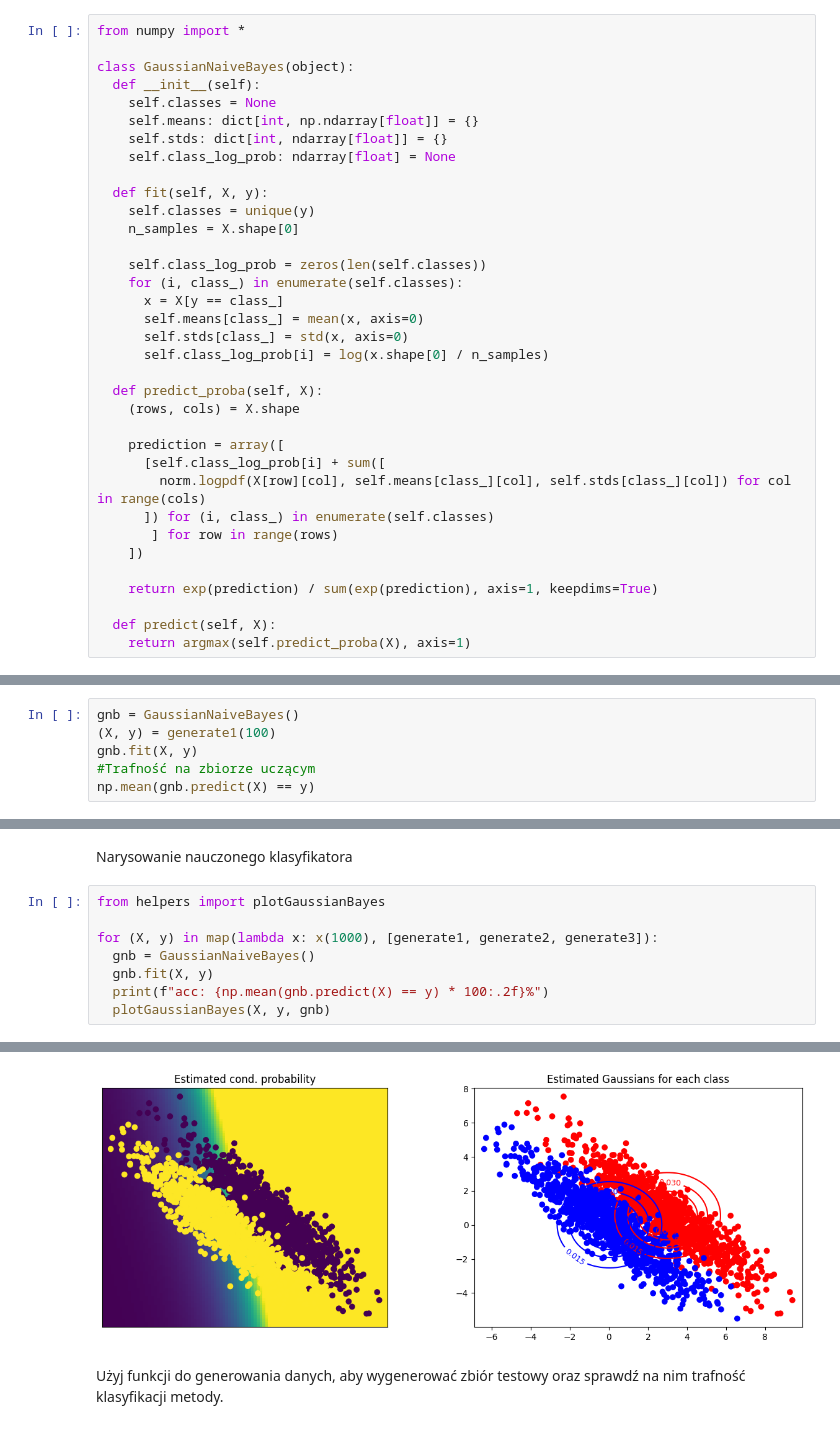
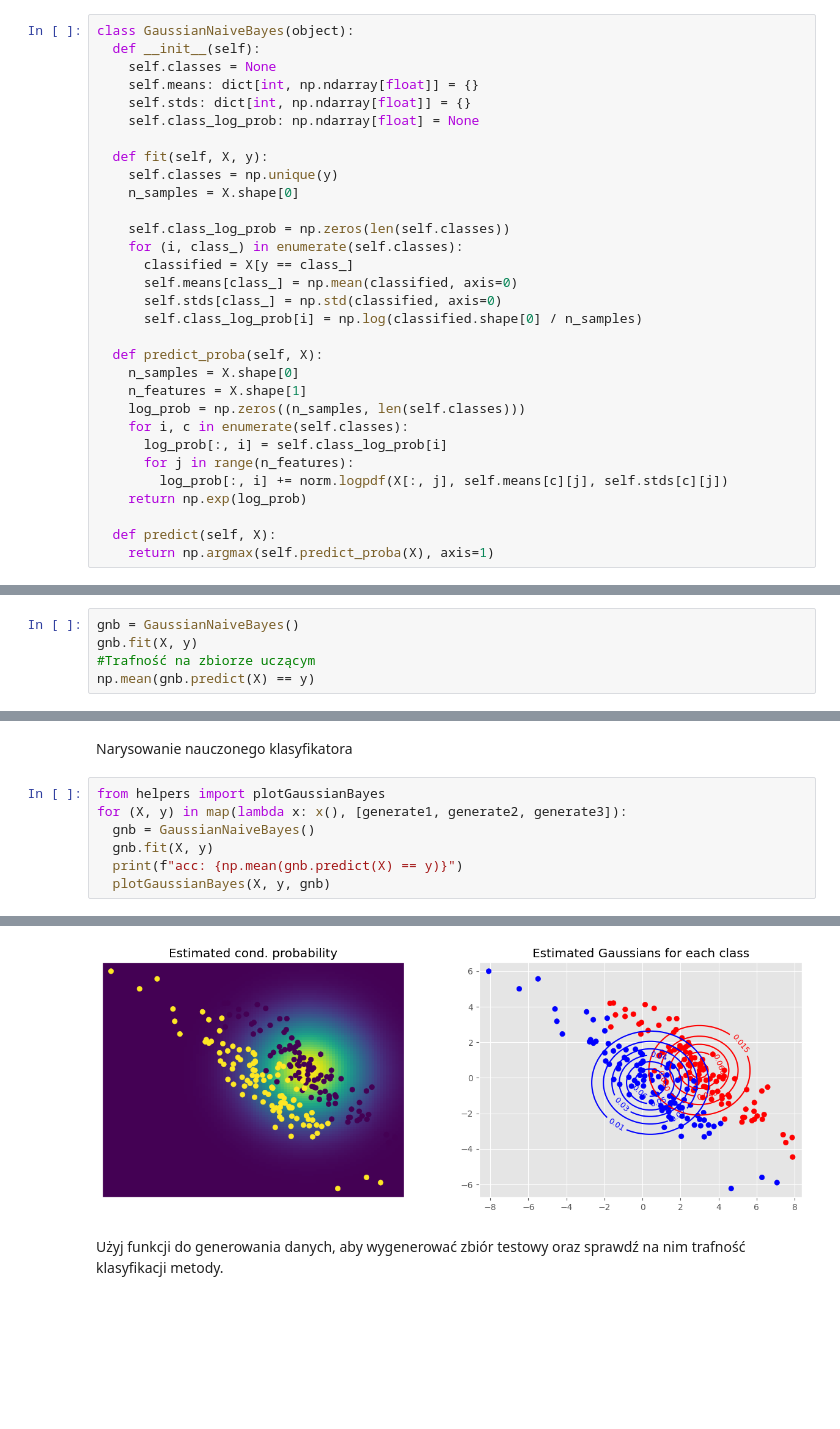
Before and after one commit to Mimikkk/study-master-2023-sus, a Jupyter notebook: exercise-2-gan/notebook.ipynb, the cells around one changed output, grey strips where cells are left out. Cells and saved outputs as stored; diff of their text form; blank space fills up the shorter version.

```diff
--- a/exercise-2-gan/notebook.ipynb
+++ b/exercise-2-gan/notebook.ipynb
@@ -34,45 +32,40 @@ norm.logpdf(5, 0, 1)  #logarytm gęstości prawd. dla 5 z rozkładu standardoweg
 # %% [markdown]
 Zaimplementuj klasyfikator naiwnego Bayesa dla zmiennych ciągłych. Pamiętaj o zabezpieczniu się przed problemem wynikającym z mnożenia wielu małych liczb (prawdopodobieństw).
 # %%
-from numpy import *
-
 class GaussianNaiveBayes(object):
   def __init__(self):
     self.classes = None
     self.means: dict[int, np.ndarray[float]] = {}
-    self.stds: dict[int, ndarray[float]] = {}
-    self.class_log_prob: ndarray[float] = None
+    self.stds: dict[int, np.ndarray[float]] = {}
+    self.class_log_prob: np.ndarray[float] = None
 
   def fit(self, X, y):
-    self.classes = unique(y)
+    self.classes = np.unique(y)
     n_samples = X.shape[0]
 
-    self.class_log_prob = zeros(len(self.classes))
+    self.class_log_prob = np.zeros(len(self.classes))
     for (i, class_) in enumerate(self.classes):
-      x = X[y == class_]
-      self.means[class_] = mean(x, axis=0)
-      self.stds[class_] = std(x, axis=0)
-      self.class_log_prob[i] = log(x.shape[0] / n_samples)
+      classified = X[y == class_]
+      self.means[class_] = np.mean(classified, axis=0)
+      self.stds[class_] = np.std(classified, axis=0)
+      self.class_log_prob[i] = np.log(classified.shape[0] / n_samples)
 
   def predict_proba(self, X):
-    (rows, cols) = X.shape
-
-    prediction = array([
-      [self.class_log_prob[i] + sum([
-        norm.logpdf(X[row][col], self.means[class_][col], self.stds[class_][col]) for col in range(cols)
-      ]) for (i, class_) in enumerate(self.classes)
-       ] for row in range(rows)
-    ])
-
-    return exp(prediction) / sum(exp(prediction), axis=1, keepdims=True)
+    n_samples = X.shape[0]
+    n_features = X.shape[1]
+    log_prob = np.zeros((n_samples, len(self.classes)))
+    for i, c in enumerate(self.classes):
+      log_prob[:, i] = self.class_log_prob[i]
+      for j in range(n_features):
+        log_prob[:, i] += norm.logpdf(X[:, j], self.means[c][j], self.stds[c][j])
+    return np.exp(log_prob)
 
   def predict(self, X):
-    return argmax(self.predict_proba(X), axis=1)
+    return np.argmax(self.predict_proba(X), axis=1)
 # %% [markdown]
 Przetestuj twój klasyfikator na wygenerowanych wcześniej danych.
 # %%
 gnb = GaussianNaiveBayes()
-(X, y) = generate1(100)
 gnb.fit(X, y)
 #Trafność na zbiorze uczącym
 np.mean(gnb.predict(X) == y)
@@ -82,10 +75,9 @@ np.mean(gnb.predict(X) == y)
 Narysowanie nauczonego klasyfikatora
 # %%
 from helpers import plotGaussianBayes
-
-for (X, y) in map(lambda x: x(1000), [generate1, generate2, generate3]):
+for (X, y) in map(lambda x: x(), [generate1, generate2, generate3]):
   gnb = GaussianNaiveBayes()
   gnb.fit(X, y)
-  print(f"acc: {np.mean(gnb.predict(X) == y) * 100:.2f}%")
+  print(f"acc: {np.mean(gnb.predict(X) == y)}")
   plotGaussianBayes(X, y, gnb)
 # %% [output]
@@ -97,4 +89,4 @@ acc: 80.40%
-[figure, old version]
+[figure, new version]
 # %% [markdown]
 Użyj funkcji do generowania danych, aby wygenerować zbiór testowy oraz sprawdź na nim trafność klasyfikacji metody.
 # %%
```
Also changed, not shown: parts of 7 cells of this notebook.
